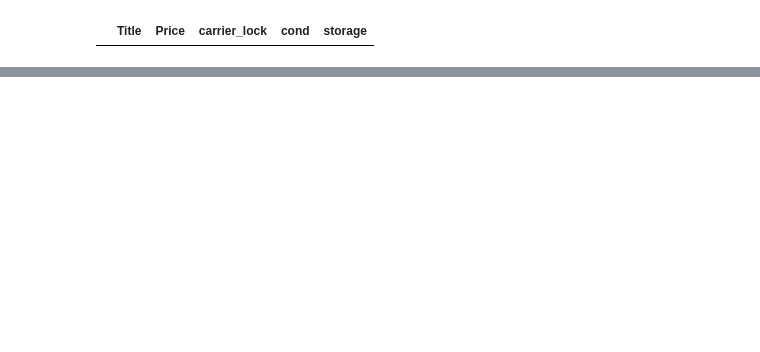
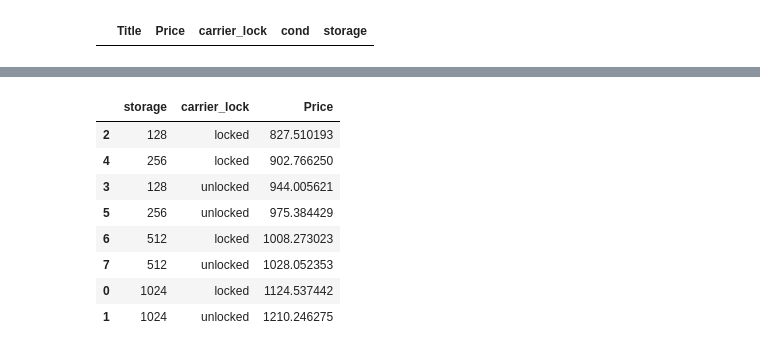
Before and after one commit to kunkoala/ds_ebay_iphone_prices, a Jupyter notebook: ebay_iphone_prices.ipynb, the cells around one changed output, grey strips where cells are left out. Drawn from its saved outputs; the diff is of its cells as text; code cells hidden in the pictures; blank space fills up the shorter version.

```diff
--- a/ebay_iphone_prices.ipynb
+++ b/ebay_iphone_prices.ipynb
@@ -338,0 +339,12 @@ Name: storage, Length: 858, dtype: int64
+# %%
+price_per_storage_lock
+# %% [output]
+|  | storage | carrier_lock | Price |
+| 2 | 128 | locked | 827.510193 |
+| 4 | 256 | locked | 902.766250 |
+| 3 | 128 | unlocked | 944.005621 |
+| 5 | 256 | unlocked | 975.384429 |
+| 6 | 512 | locked | 1008.273023 |
+| 7 | 512 | unlocked | 1028.052353 |
+| 0 | 1024 | locked | 1124.537442 |
+| 1 | 1024 | unlocked | 1210.246275 |
```
Also changed, not shown: parts of 13 cells of this notebook.
